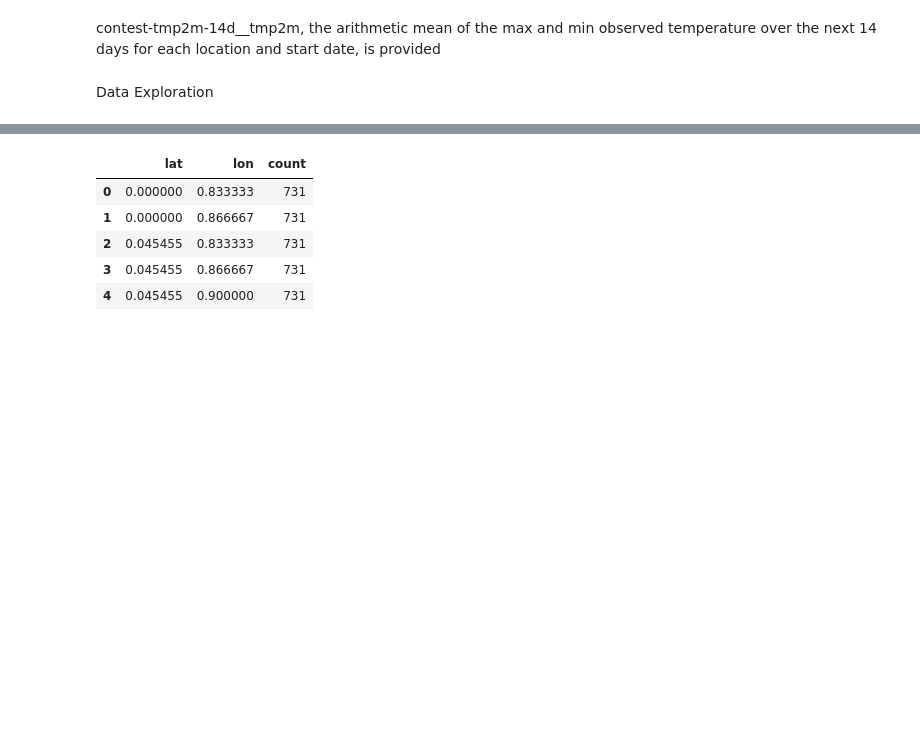
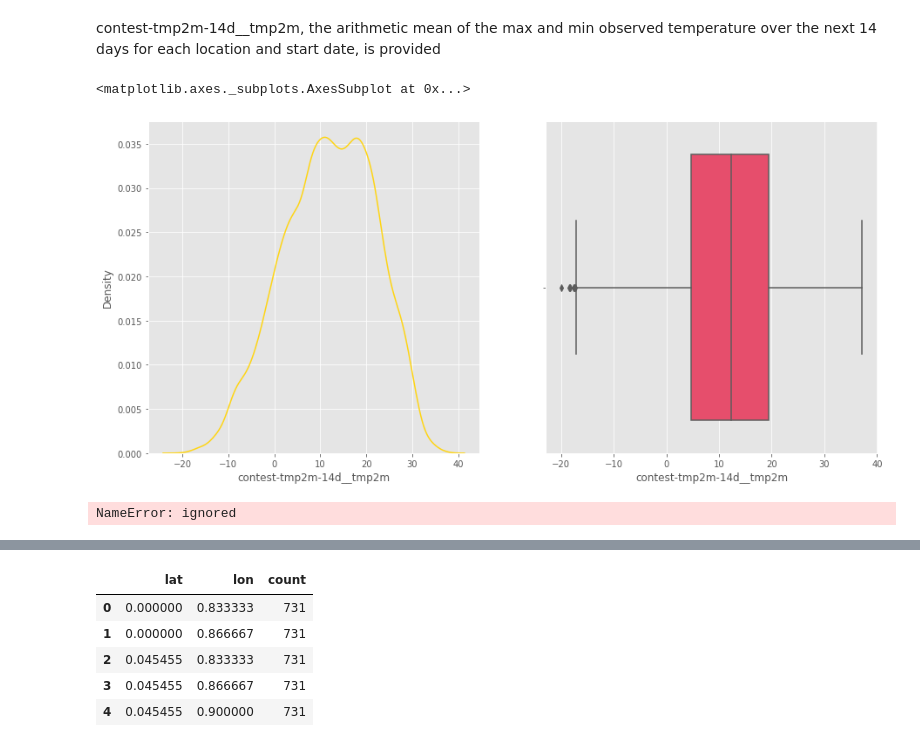
Before and after one commit to GagraniV/WiDS2023, a Jupyter notebook: VJ_WiDS_Jan132023.ipynb, the cells around one changed output, grey strips where cells are left out. Saved outputs shown, nothing was run; the diff lists cells and outputs as text; code cells hidden in the pictures; blank space fills up the shorter version.

```diff
--- a/VJ_WiDS_Jan132023.ipynb
+++ b/VJ_WiDS_Jan132023.ipynb
@@ -3,13 +3,22 @@
 # %%
 import numpy as np
 import pandas as pd
+from random import random
+import csv
 pd.set_option('display.max_rows', None)
 import matplotlib.pyplot as plt
+plt.rcParams.update({'font.size': 18})
+plt.style.use('ggplot')
 import seaborn as sns
 from datetime import datetime
+from scipy import stats
 
 from sklearn import preprocessing
+from sklearn.model_selection import train_test_split
 from sklearn.metrics import mean_squared_error
 from sklearn.preprocessing import FunctionTransformer
 
 import lightgbm as lgb
+
+import warnings
+warnings.filterwarnings('ignore')
@@ -19,3 +37,12 @@ https://towardsdatascience.com/7-ways-to-load-external-data-into-google-colab-7b
+# %%
+np.random.seed(222)
+trn_df=pd.read_csv('/content/drive/MyDrive/Kaggle2023/train_data.csv', skiprows=lambda x: x > 0 and random() >=0.05)
+tst_df=pd.read_csv('/content/drive/MyDrive/Kaggle2023/test_data.csv', skiprows=lambda x: x > 0 and random() >=0.05)
+# %%
+with open('/content/drive/MyDrive/Kaggle2023/train_data.csv', 'r') as fin:
+    reader = csv.reader(fin)
+    rows = [l for l in reader if random() >= 0.99]
+    trn_df = pd.DataFrame(rows)
 # %%
 from google.colab import files
 uploaded = files.upload()
@@ -57,4 +64,3 @@ OSError: ignored
 # %%
-trn_df= pd.read_csv('train_data.csv')
-display(trn_df.head().style.set_caption('Train data'))
+display(trn_df.head(n=25).style.set_caption('Train data'))
 # %% [output]
@@ -176,3 +227,14 @@ x_trn = trn_df.drop(['contest-tmp2m-14d__tmp2m', 'startdate'], axis=1)
 y_trn = trn_df['contest-tmp2m-14d__tmp2m']
-# %% [markdown]
-Data Exploration
+# %%
+plt.figure(figsize=(15, 7))
+plt.subplot(121)
+sns.kdeplot(trn_df['contest-tmp2m-14d__tmp2m'] , color = "#ffd514")
+plt.subplot(122)
+sns.boxplot(trn_df['contest-tmp2m-14d__tmp2m'] , color = "#ff355d")
+# %% [output]
+<matplotlib.axes._subplots.AxesSubplot at 0x...>
+[figure, added]
+# %%
+res = stats.probplot(trn_df['contest-tmp2m-14d__tmp2m'], plot=plt)
+# %% [output]
+NameError: ignored
```
Also changed, not shown: parts of 32 cells of this notebook.
